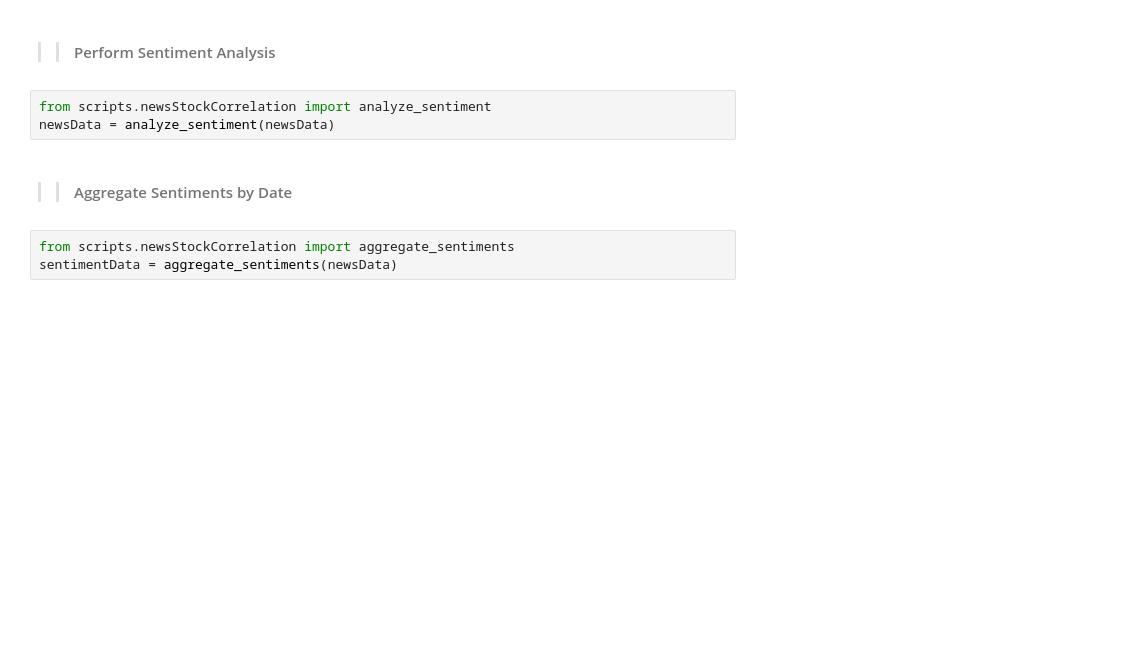
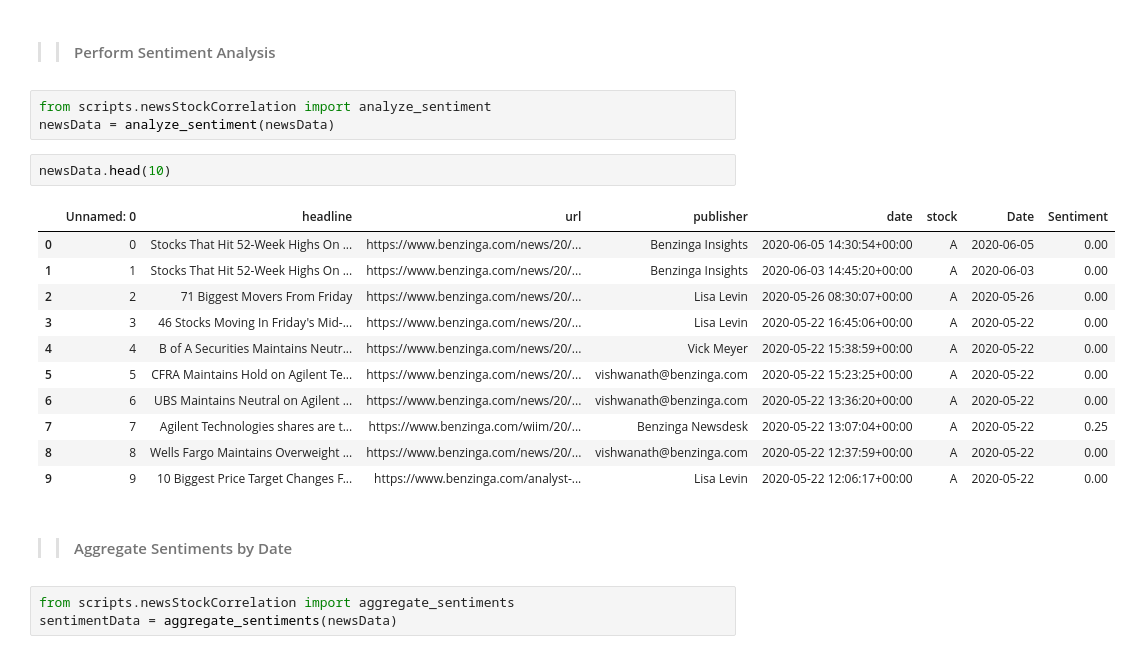
Before and after one commit to naolatomsa/Nova-Financial-Solutions, a Jupyter notebook: notebooks/newsStockCorrelations/AMZN.ipynb, the cells around one changed output. Saved outputs shown, nothing was run; the diff lists cells and outputs as text; blank space fills up the shorter version.

```diff
--- a/notebooks/newsStockCorrelations/AMZN.ipynb
+++ b/notebooks/newsStockCorrelations/AMZN.ipynb
@@ -47,6 +48,20 @@ newsData, stockData = normalize_dates(newsData, stockData)
 # %%
 from scripts.newsStockCorrelation import analyze_sentiment
 newsData = analyze_sentiment(newsData)
+# %%
+newsData.head(10)
+# %% [output]
+|  | Unnamed: 0 | headline | url | publisher | date | stock | Date | Sentiment |
+| 0 | 0 | Stocks That Hit 52-Week Highs On ... | https://www.benzinga.com/news/20/... | Benzinga Insights | 2020-06-05 14:30:54+00:00 | A | 2020-06-05 | 0.00 |
+| 1 | 1 | Stocks That Hit 52-Week Highs On ... | https://www.benzinga.com/news/20/... | Benzinga Insights | 2020-06-03 14:45:20+00:00 | A | 2020-06-03 | 0.00 |
+| 2 | 2 | 71 Biggest Movers From Friday | https://www.benzinga.com/news/20/... | Lisa Levin | 2020-05-26 08:30:07+00:00 | A | 2020-05-26 | 0.00 |
+| 3 | 3 | 46 Stocks Moving In Friday's Mid-... | https://www.benzinga.com/news/20/... | Lisa Levin | 2020-05-22 16:45:06+00:00 | A | 2020-05-22 | 0.00 |
+| 4 | 4 | B of A Securities Maintains Neutr... | https://www.benzinga.com/news/20/... | Vick Meyer | 2020-05-22 15:38:59+00:00 | A | 2020-05-22 | 0.00 |
+| 5 | 5 | CFRA Maintains Hold on Agilent Te... | https://www.benzinga.com/news/20/... | vishwanath@benzinga.com | 2020-05-22 15:23:25+00:00 | A | 2020-05-22 | 0.00 |
+| 6 | 6 | UBS Maintains Neutral on Agilent ... | https://www.benzinga.com/news/20/... | vishwanath@benzinga.com | 2020-05-22 13:36:20+00:00 | A | 2020-05-22 | 0.00 |
+| 7 | 7 | Agilent Technologies shares are t... | https://www.benzinga.com/wiim/20/... | Benzinga Newsdesk | 2020-05-22 13:07:04+00:00 | A | 2020-05-22 | 0.25 |
+| 8 | 8 | Wells Fargo Maintains Overweight ... | https://www.benzinga.com/news/20/... | vishwanath@benzinga.com | 2020-05-22 12:37:59+00:00 | A | 2020-05-22 | 0.00 |
+| 9 | 9 | 10 Biggest Price Target Changes F... | https://www.benzinga.com/analyst-... | Lisa Levin | 2020-05-22 12:06:17+00:00 | A | 2020-05-22 | 0.00 |
 # %% [markdown]
 >> #### Aggregate Sentiments by Date
 # %%
```
Also changed, not shown: parts of 6 cells of this notebook, 1 other file.
